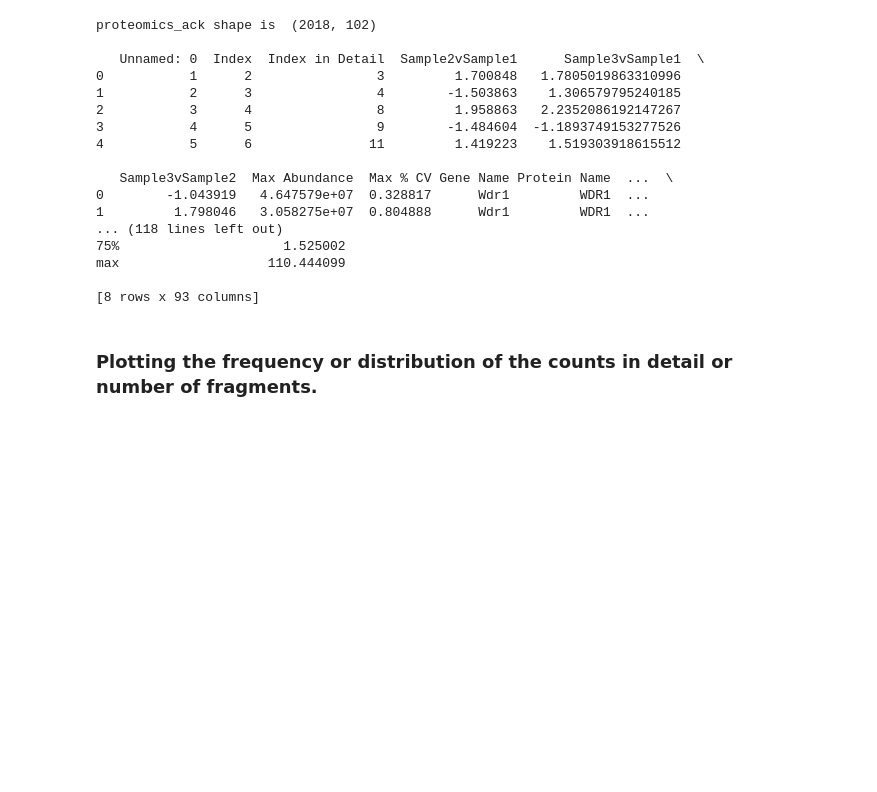
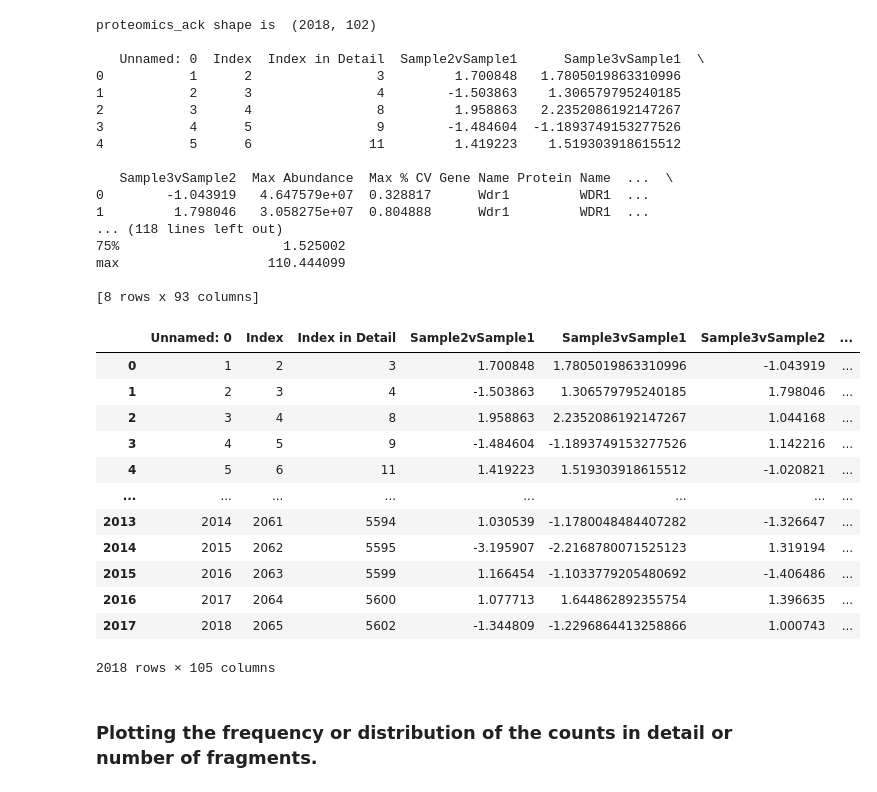
Before and after one commit to KyraGriffin/bmsip_internship_seta, a Jupyter notebook: data_exploration.ipynb, the cells around one changed output. Saved outputs shown, nothing was run; the diff lists cells and outputs as text; code cells hidden in the pictures; blank space fills up the shorter version.

```diff
--- a/data_exploration.ipynb
+++ b/data_exploration.ipynb
@@ -32,4 +32,20 @@ proteomics_ack shape is  (2018, 102)
 max                   110.444099
 
 [8 rows x 93 columns]
+# %%
+proteomics_ack
+# %% [output]
+|  | Unnamed: 0 | Index | Index in Detail | Sample2vSample1 | Sample3vSample1 | Sample3vSample2 | ... |
+| 0 | 1 | 2 | 3 | 1.700848 | 1.7805019863310996 | -1.043919 | ... |
+| 1 | 2 | 3 | 4 | -1.503863 | 1.306579795240185 | 1.798046 | ... |
+| 2 | 3 | 4 | 8 | 1.958863 | 2.2352086192147267 | 1.044168 | ... |
+| 3 | 4 | 5 | 9 | -1.484604 | -1.1893749153277526 | 1.142216 | ... |
+| 4 | 5 | 6 | 11 | 1.419223 | 1.519303918615512 | -1.020821 | ... |
+| ... | ... | ... | ... | ... | ... | ... | ... |
+| 2013 | 2014 | 2061 | 5594 | 1.030539 | -1.1780048484407282 | -1.326647 | ... |
+| 2014 | 2015 | 2062 | 5595 | -3.195907 | -2.2168780071525123 | 1.319194 | ... |
+| 2015 | 2016 | 2063 | 5599 | 1.166454 | -1.1033779205480692 | -1.406486 | ... |
+| 2016 | 2017 | 2064 | 5600 | 1.077713 | 1.644862892355754 | 1.396635 | ... |
+| 2017 | 2018 | 2065 | 5602 | -1.344809 | -1.2296864413258866 | 1.000743 | ... |
+2018 rows × 105 columns
 # %%
```
Also changed, not shown: parts of 10 cells of this notebook.
